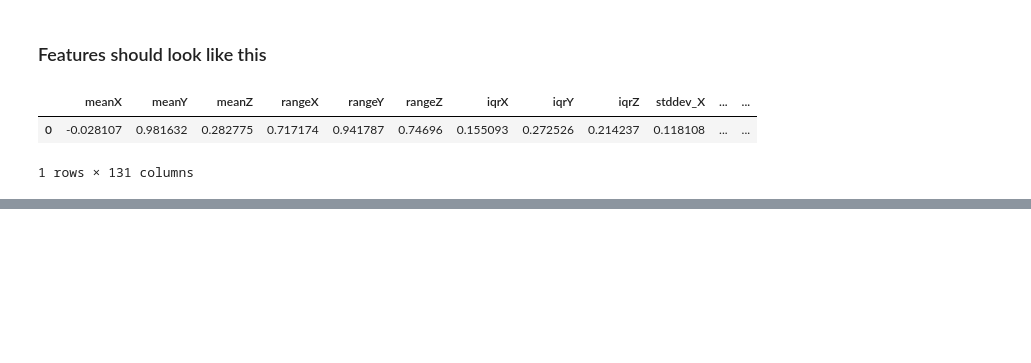
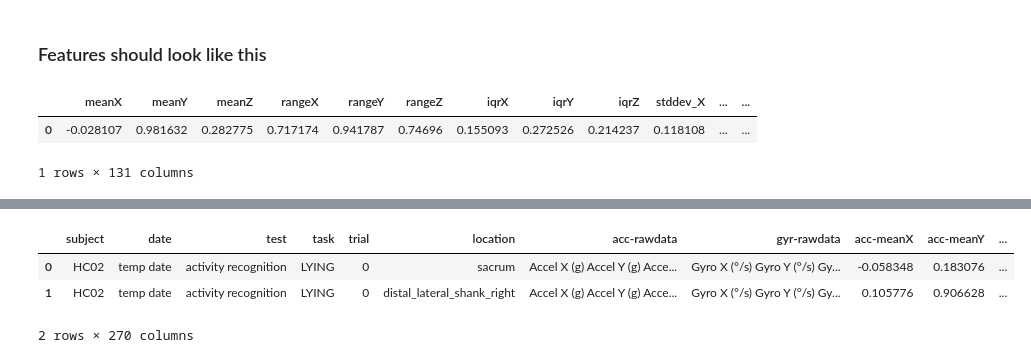
Before and after one commit to kamshee/activity-recognition-process, a Jupyter notebook: TestFeatures.ipynb, the cells around one changed output, grey strips where cells are left out. Drawn from its saved outputs; the diff is of its cells as text; code cells hidden in the pictures; blank space fills up the shorter version.

```diff
--- a/TestFeatures.ipynb
+++ b/TestFeatures.ipynb
@@ -2963,0 +1292,45 @@ print('hdf file saved in %s'%(features_path))
+# %%
+def rearrange_accgyr_features(df):
+    """
+    This function takes a dataframe with accelerometer and gyroscope features
+    on alternating rows, relabels feature names with prefix acc- or gyr- for
+    accelerometer or gyroscope data respectively.
+    This prepares the feature matrix for scikit-learn modeling.
+
+    Input:
+    df - Dataframe with metadata, raw data, and acc/gyr features on alternating rows.
+
+    Output:
+    feature_matrix - Dataframe with acc and gyr features relabeled and concatenated horizontally.
+    """
+    # try separatig acc and gyr df instead
+    acc_df = df.loc[df.sensor == 'accel'].copy()
+    gyr_df = df.loc[df.sensor == 'gyro'].copy()
+
+    # rename feature columns with prefix to specify acc- or gyr- rawdata and features
+    new_names_acc = [(i, 'acc-'+i) for i in acc_df.iloc[:, 7:].columns.values]
+    acc_df.rename(columns = dict(new_names_acc), inplace=True)
+    new_names_gyr = [(i, 'gyr-'+i) for i in gyr_df.iloc[:, 7:].columns.values]
+    gyr_df.rename(columns = dict(new_names_gyr), inplace=True)
+
+    # delete sensor column
+    acc_df = acc_df.drop('sensor', 1)
+    gyr_df = gyr_df.drop('sensor', 1)
+
+    # merge acc and gyr features using task, trial, location as keys
+    final_df = pd.merge(acc_df, gyr_df, on=['subject','date','test','task','trial','location'])
+
+    # move gyr-rawdata column next to acc-rawdata to keep feature matrix to the right side
+    colnames = final_df.columns.tolist()
+    neworder = colnames[:7] + colnames[138:139] + colnames[7:138] + colnames[139:]
+    final_df = final_df[neworder]
+
+    return final_df
+# %%
+feamatrix = rearrange_accgyr_features(df)
+feamatrix.head(2)
+# %% [output]
+|  | subject | date | test | task | trial | location | acc-rawdata | gyr-rawdata | acc-meanX | acc-meanY | ... |
+| 0 | HC02 | temp date | activity recognition | LYING | 0 | sacrum | Accel X (g) Accel Y (g) Acce... | Gyro X (°/s) Gyro Y (°/s) Gy... | -0.058348 | 0.183076 | ... |
+| 1 | HC02 | temp date | activity recognition | LYING | 0 | distal_lateral_shank_right | Accel X (g) Accel Y (g) Acce... | Gyro X (°/s) Gyro Y (°/s) Gy... | 0.105776 | 0.906628 | ... |
+2 rows × 270 columns
```
Also changed, not shown: parts of 130 cells of this notebook.
